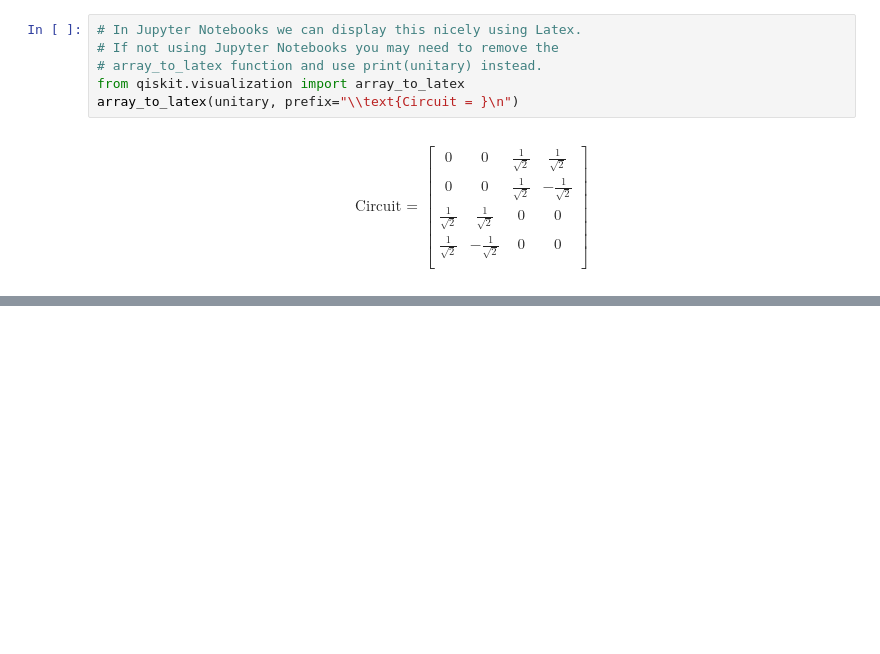
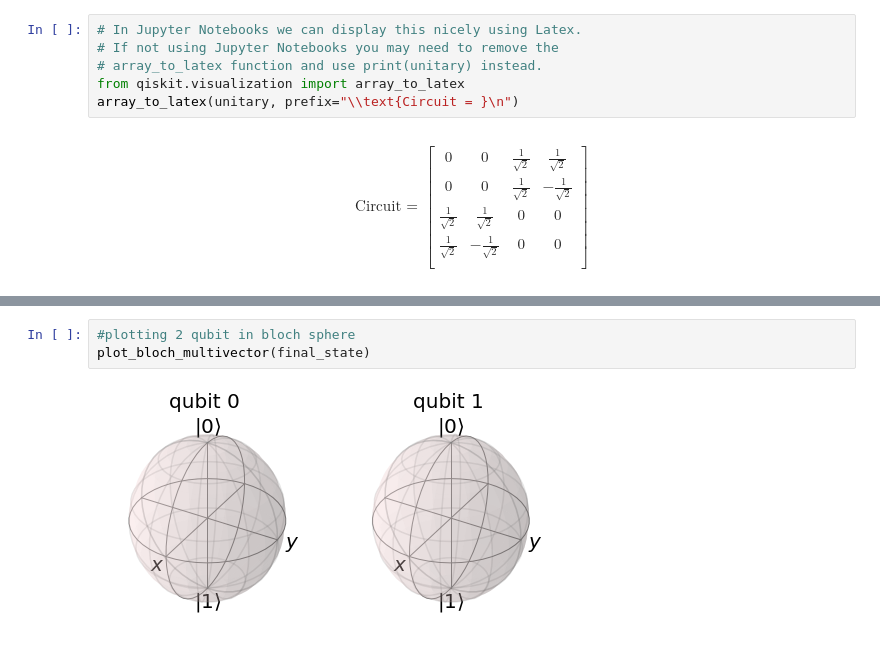
Before and after one commit to seop02/sudoku-using-grover, a Jupyter notebook: section2.2.ipynb, the cells around one changed output, grey strips where cells are left out. Drawn from its saved outputs; the diff is of its cells as text; blank space fills up the shorter version.

```diff
--- a/section2.2.ipynb
+++ b/section2.2.ipynb
@@ -70,0 +164,5 @@ $$
+# %%
+#plotting 2 qubit in bloch sphere
+plot_bloch_multivector(final_state)
+# %% [output]
+[figure, added]
```
Also changed, not shown: parts of 12 cells of this notebook, 2 other files.
